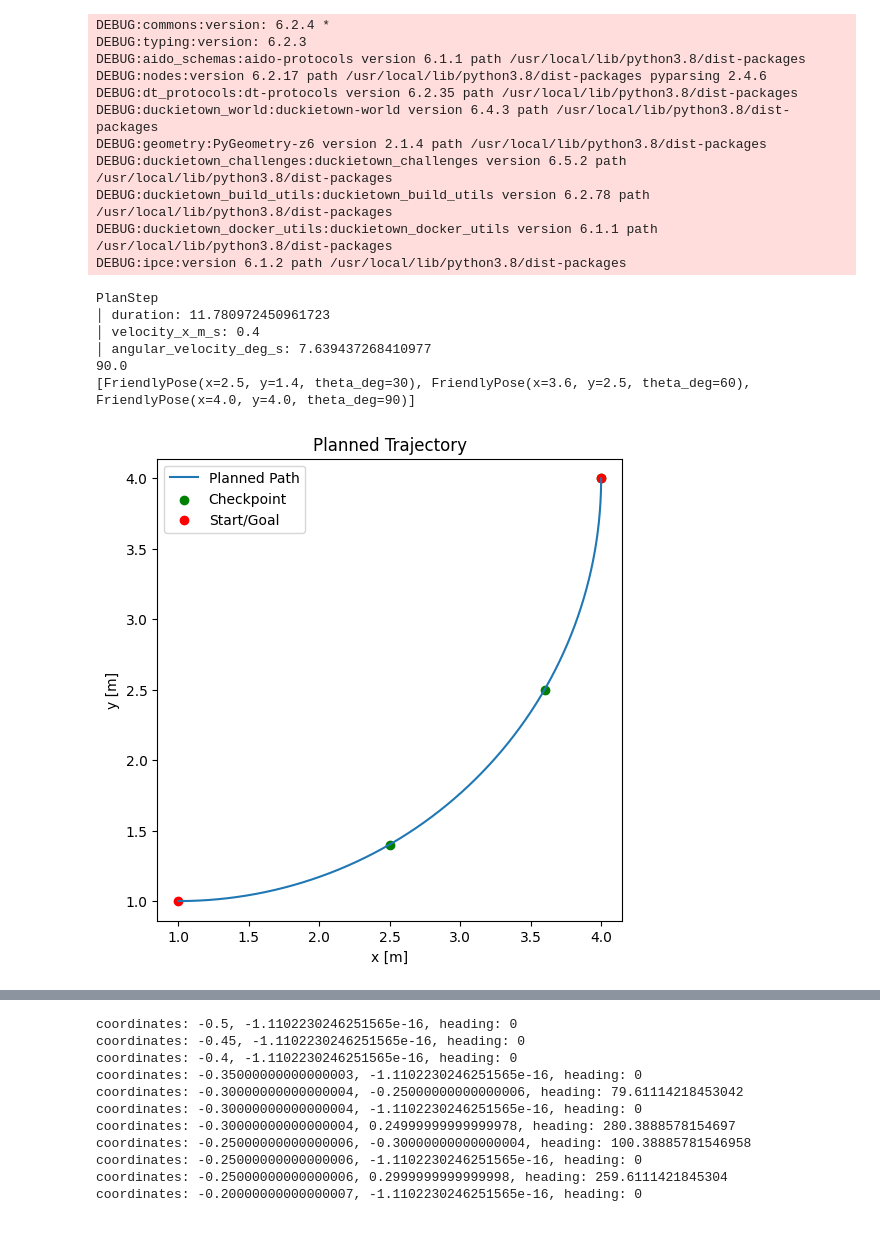
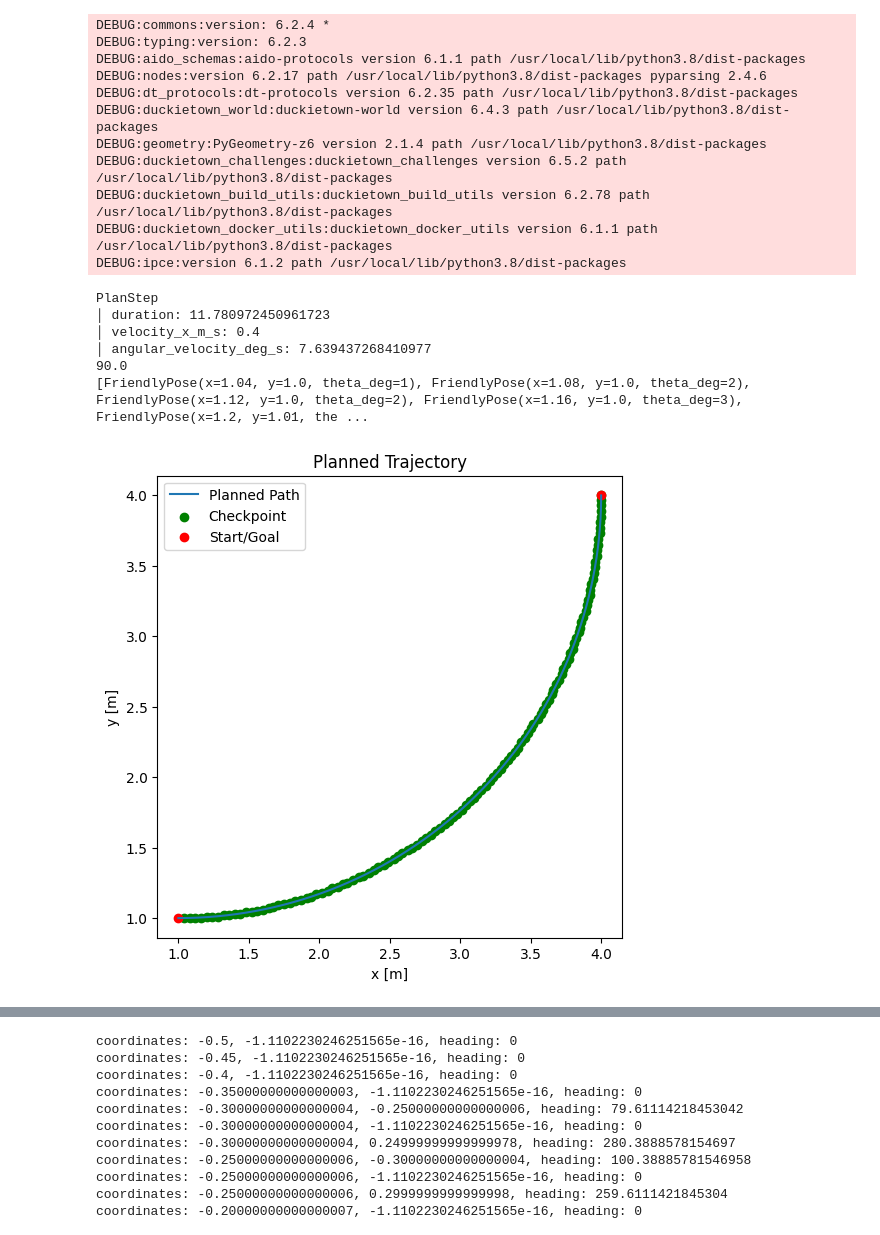
Before and after one commit to guillaumeboniface/duckietown-lx, a Jupyter notebook: planning/notebooks/02-Path-Planner/test_curvature.ipynb, the cells around one changed output, grey strips where cells are left out. Drawn from its saved outputs; the diff is of its cells as text; code cells hidden in the pictures.

```diff
--- a/planning/notebooks/02-Path-Planner/test_curvature.ipynb
+++ b/planning/notebooks/02-Path-Planner/test_curvature.ipynb
@@ -1,5 +1,5 @@
 # %%
-from planning.planner import connect_poses_with_curvature, plan_to_destination, pose_to_node, node_to_pose
+from planning.planner import connect_poses_with_curvature, plan_to_destination, pose_to_node, node_to_pose, plan_to_destination_dt
 import matplotlib.pyplot as plt
 from aido_schemas import Context, FriendlyPose
 from dt_protocols import PlanningSetup, Rectangle, Circle, PlacedPrimitive
@@ -60,7 +60,7 @@ def simulate_and_plot(ps, start, goal):
     print(new_heading)
 
     xs, ys, thetas = simulate_plan(start, [plan])
-    dest = plan_to_destination(plan, pose_to_node(ps, start), 3)
+    dest = plan_to_destination_dt(plan, pose_to_node(ps, start), 0.1)
     dest = list(map(node_to_pose, dest))
     dest_x = [p.x for p in dest]
     dest_y = [p.y for p in dest]
@@ -68,35 +68,35 @@ def simulate_and_plot(ps, start, goal):
 
     plt.figure(figsize=(6,6))
     plt.plot(xs, ys, label="Planned Path")
     plt.scatter(dest_x, dest_y, c='green', label="Checkpoint")
     plt.scatter([start.x, goal.x], [start.y, goal.y], c='red', label="Start/Goal")
     plt.axis('equal')
     plt.xlabel("x [m]")
     plt.ylabel("y [m]")
     plt.title("Planned Trajectory")
     plt.legend()
     plt.show()
 
 simulate_and_plot(ps, start, goal)
 # %% [output]
 DEBUG:commons:version: 6.2.4 *
 DEBUG:typing:version: 6.2.3
 DEBUG:aido_schemas:aido-protocols version 6.1.1 path /usr/local/lib/python3.8/dist-packages
 DEBUG:nodes:version 6.2.17 path /usr/local/lib/python3.8/dist-packages pyparsing 2.4.6
 DEBUG:dt_protocols:dt-protocols version 6.2.35 path /usr/local/lib/python3.8/dist-packages
 DEBUG:duckietown_world:duckietown-world version 6.4.3 path /usr/local/lib/python3.8/dist-packages
 DEBUG:geometry:PyGeometry-z6 version 2.1.4 path /usr/local/lib/python3.8/dist-packages
 DEBUG:duckietown_challenges:duckietown_challenges version 6.5.2 path /usr/local/lib/python3.8/dist-packages
 DEBUG:duckietown_build_utils:duckietown_build_utils version 6.2.78 path /usr/local/lib/python3.8/dist-packages
 DEBUG:duckietown_docker_utils:duckietown_docker_utils version 6.1.1 path /usr/local/lib/python3.8/dist-packages
 DEBUG:ipce:version 6.1.2 path /usr/local/lib/python3.8/dist-packages
 PlanStep
 │ duration: 11.780972450961723
 │ velocity_x_m_s: 0.4
 │ angular_velocity_deg_s: 7.639437268410977
 90.0
-[FriendlyPose(x=2.5, y=1.4, theta_deg=30), FriendlyPose(x=3.6, y=2.5, theta_deg=60), FriendlyPose(x=4.0, y=4.0, theta_deg=90)]
+[FriendlyPose(x=1.04, y=1.0, theta_deg=1), FriendlyPose(x=1.08, y=1.0, theta_deg=2), FriendlyPose(x=1.12, y=1.0, theta_deg=2), FriendlyPose(x=1.16, y=1.0, theta_deg=3), FriendlyPose(x=1.2, y=1.01, the ...
-[figure, old version]
+[figure, new version]
 # %%
 start = FriendlyPose(x=1.5, y=1.5, theta_deg=180)
 goal = FriendlyPose(x=1, y=1, theta_deg=45.0)
```
Also changed, not shown: parts of 12 cells of this notebook, 8 other files.
